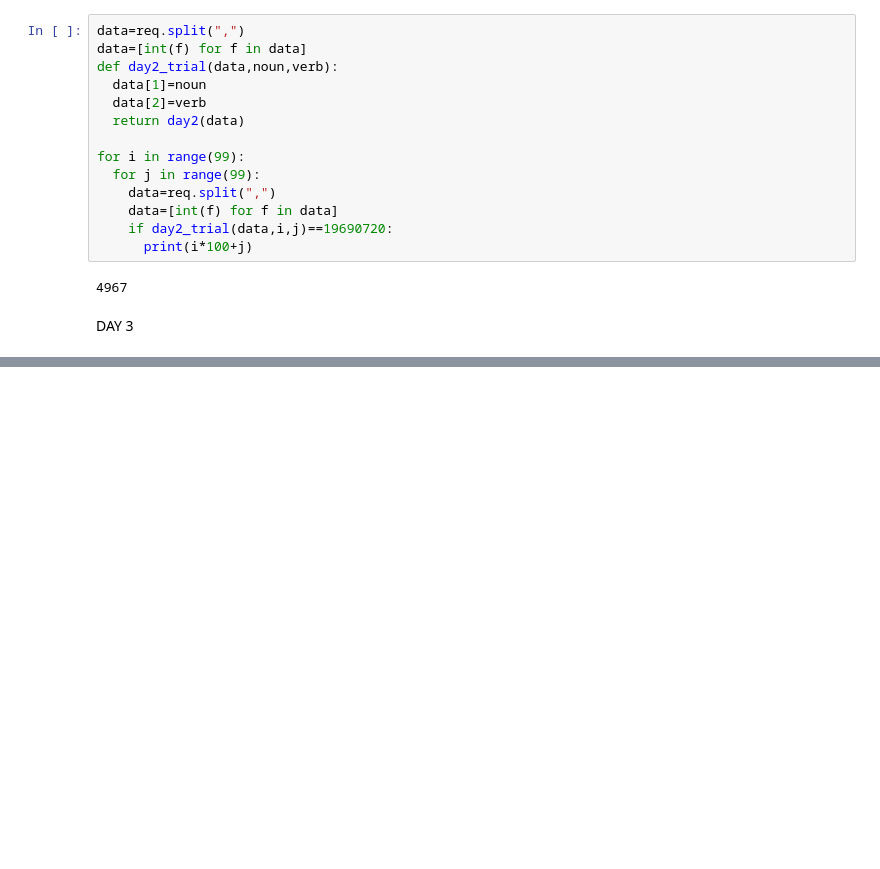
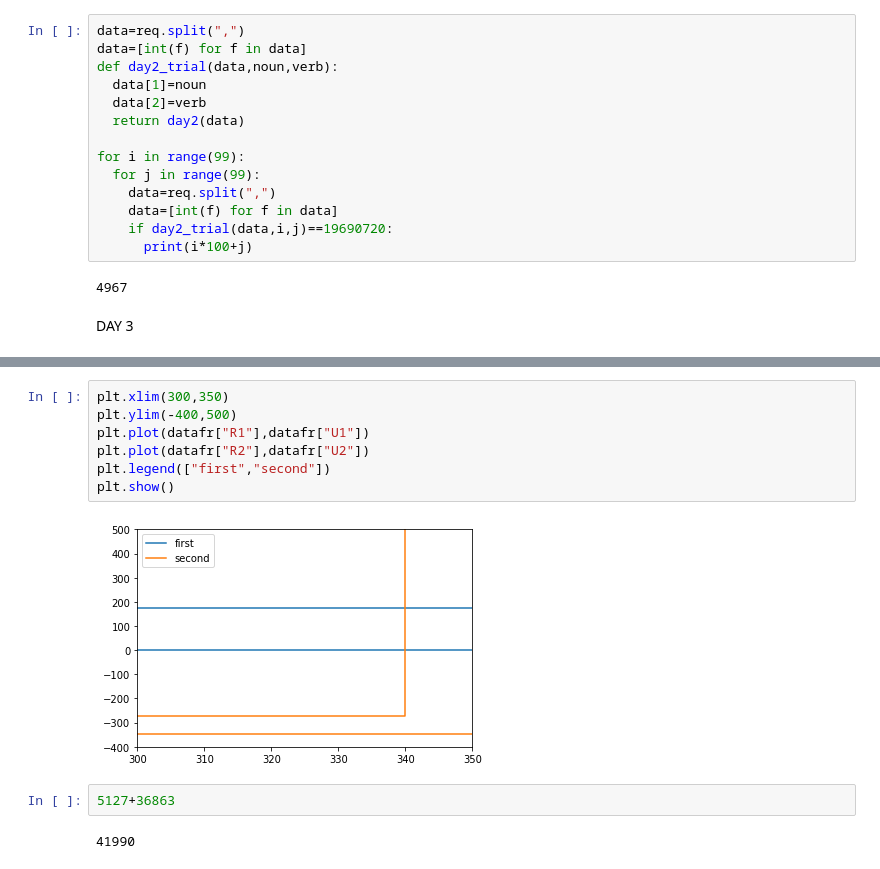
Before and after one commit to peteranagy/adventofcode, a Jupyter notebook: adventofcode19.ipynb, the cells around one changed output, grey strips where cells are left out. Drawn from its saved outputs; the diff is of its cells as text; blank space fills up the shorter version.

```diff
--- a/adventofcode19.ipynb
+++ b/adventofcode19.ipynb
@@ -79,0 +137,13 @@ DAY 3
+# %%
+plt.xlim(300,350)
+plt.ylim(-400,500)
+plt.plot(datafr["R1"],datafr["U1"])
+plt.plot(datafr["R2"],datafr["U2"])
+plt.legend(["first","second"])
+plt.show()
+# %% [output]
+[figure, added]
+# %%
+5127+36863
+# %% [output]
+41990
```
Also changed, not shown: parts of 4 cells of this notebook.
